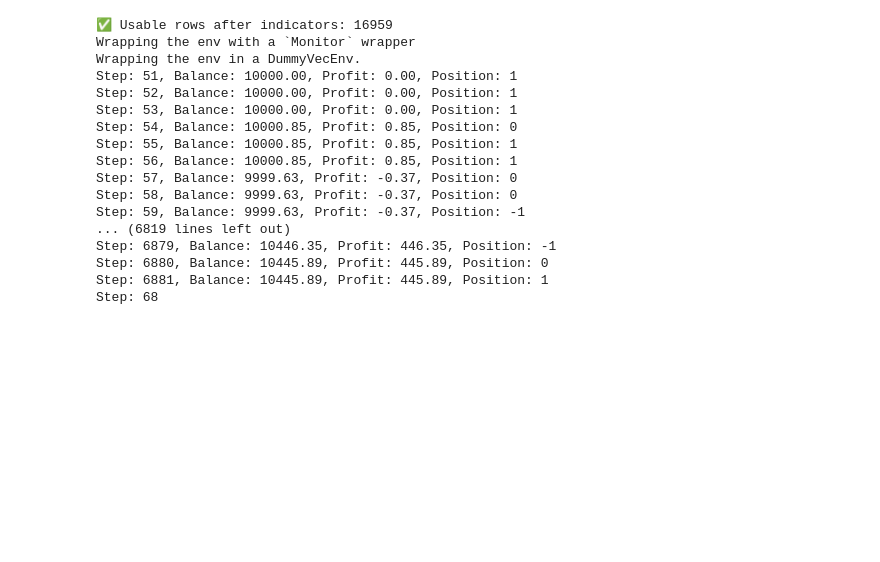
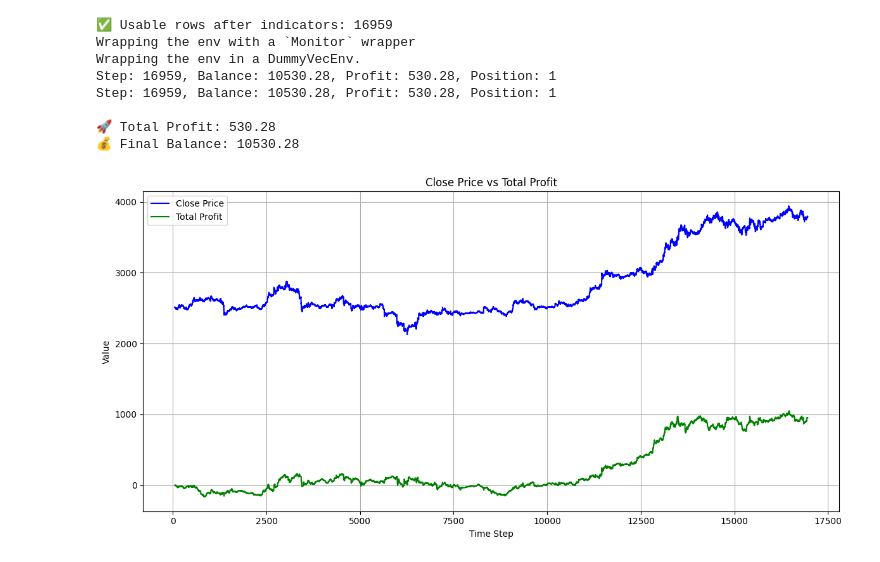
Before and after one commit to tech-ml-quant-luv/Projects-Quant, a Jupyter notebook: reinforcement_learning_trading_bot/testing_trained_model.ipynb, the cells around one changed output. Saved outputs shown, nothing was run; the diff lists cells and outputs as text; code cells hidden in the pictures; blank space fills up the shorter version.

```diff
--- a/reinforcement_learning_trading_bot/testing_trained_model.ipynb
+++ b/reinforcement_learning_trading_bot/testing_trained_model.ipynb
@@ -1,6 +1,7 @@
 # %%
 import pandas as pd
 import numpy as np
+import matplotlib.pyplot as plt
 from stable_baselines3 import PPO
 from envs.trading_env import TradingEnv
 import ta
@@ -36,7 +37,6 @@ df = add_technical_features(df_raw)
 usable_rows = len(df)
 print(f"✅ Usable rows after indicators: {usable_rows}")
 
-# Check that we can extract at least one window
 if usable_rows <= window_size:
     raise ValueError(f"❌ Not enough data ({usable_rows}) after indicators for window size {window_size}")
 
@@ -47,34 +47,54 @@ env = TradingEnv(df=df, window_size=window_size, initial_balance=10000, feature_
 # === Step 5: Load model ===
 model = PPO.load("ppo_trading_bot_parallel.zip", env=env)
 
-# === Step 6: Inference loop ===
+# === Step 6: Inference loop with tracking ===
 obs, _ = env.reset()
 done = False
 total_reward = 0
+
+close_prices = []
+profits = []
+time_steps = []
 
 while not done:
     action, _ = model.predict(obs)
     obs, reward, done, _, _ = env.step(action)
     total_reward += reward
+
+    if env.current_step < len(env.df):  # ✅ Avoid out-of-bounds error
+        close_prices.append(env.df.iloc[env.current_step]['Close'])
+        profits.append(env.total_profit)
+        time_steps.append(env.current_step)
+
     env.render()
 
+
+    env.render()
+
+
+# === Step 7: Final summary ===
 print(f"\n🚀 Total Profit: {env.total_profit:.2f}")
 print(f"💰 Final Balance: {env.balance:.2f}")
 # %% [output]
 ✅ Usable rows after indicators: 16959
 Wrapping the env with a `Monitor` wrapper
 Wrapping the env in a DummyVecEnv.
-Step: 51, Balance: 10000.00, Profit: 0.00, Position: 1
-Step: 52, Balance: 10000.00, Profit: 0.00, Position: 1
-Step: 53, Balance: 10000.00, Profit: 0.00, Position: 1
-Step: 54, Balance: 10000.85, Profit: 0.85, Position: 0
-Step: 55, Balance: 10000.85, Profit: 0.85, Position: 1
-Step: 56, Balance: 10000.85, Profit: 0.85, Position: 1
-Step: 57, Balance: 9999.63, Profit: -0.37, Position: 0
-Step: 58, Balance: 9999.63, Profit: -0.37, Position: 0
-Step: 59, Balance: 9999.63, Profit: -0.37, Position: -1
-... (6819 lines left out)
-Step: 6879, Balance: 10446.35, Profit: 446.35, Position: -1
-Step: 6880, Balance: 10445.89, Profit: 445.89, Position: 0
-Step: 6881, Balance: 10445.89, Profit: 445.89, Position: 1
-Step: 68
+Step: 16959, Balance: 10530.28, Profit: 530.28, Position: 1
+Step: 16959, Balance: 10530.28, Profit: 530.28, Position: 1
+
+🚀 Total Profit: 530.28
+💰 Final Balance: 10530.28
+# %%
+# === Step 8: Plot chart (Close vs Profit) ===
+plt.figure(figsize=(12, 6))
+plt.plot(time_steps, close_prices, label='Close Price', color='blue')
+plt.plot(time_steps, profits, label='Total Profit', color='green')
+plt.xlabel("Time Step")
+plt.ylabel("Value")
+plt.title("Close Price vs Total Profit")
+plt.legend()
+plt.grid(True)
+plt.tight_layout()
+plt.show()
+# %% [output]
+[figure, added]
```
